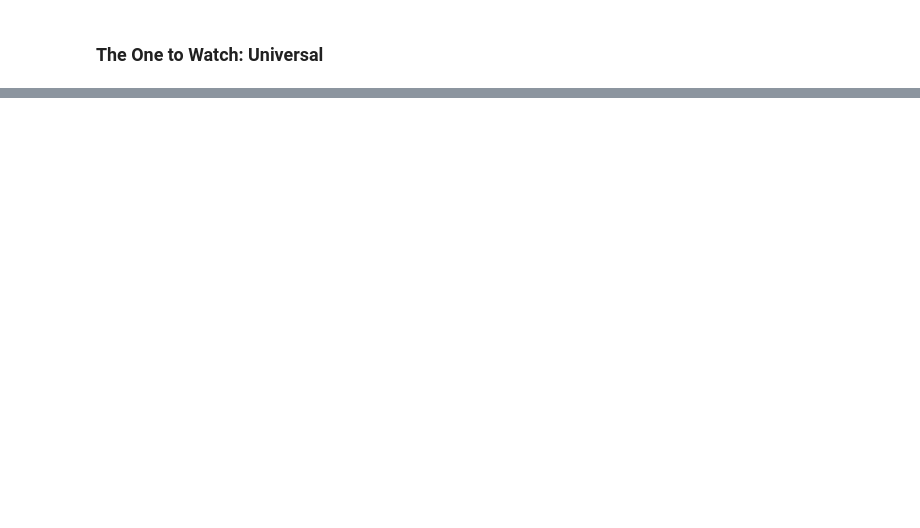
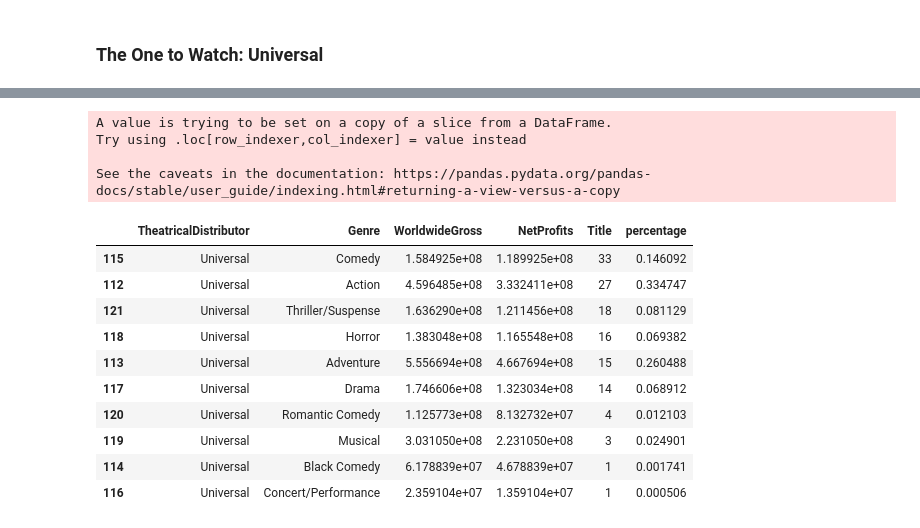
Before and after one commit to xinegan88/the-winning-formula, a Jupyter notebook: Part_2_Recommendation_Report__with_Visualizations.ipynb, the cells around one changed output, grey strips where cells are left out. Saved outputs shown, nothing was run; the diff lists cells and outputs as text; code cells hidden in the pictures; blank space fills up the shorter version.

```diff
--- a/Part_2_Recommendation_Report__with_Visualizations.ipynb
+++ b/Part_2_Recommendation_Report__with_Visualizations.ipynb
@@ -677,0 +682,20 @@ Fig 2.4.4
+# %%
+# What's percentage breakdown of Universal? (Total profit of different genres)
+df_uni['percentage'] = df_uni['NetProfits'] * df_uni['Title'] / sum(df_uni['NetProfits'] * df_uni['Title'])
+df_uni
+# %% [output]
+A value is trying to be set on a copy of a slice from a DataFrame.
+Try using .loc[row_indexer,col_indexer] = value instead
+
+See the caveats in the documentation: https://pandas.pydata.org/pandas-docs/stable/user_guide/indexing.html#returning-a-view-versus-a-copy
+|  | TheatricalDistributor | Genre | WorldwideGross | NetProfits | Title | percentage |
+| 115 | Universal | Comedy | 1.584925e+08 | 1.189925e+08 | 33 | 0.146092 |
+| 112 | Universal | Action | 4.596485e+08 | 3.332411e+08 | 27 | 0.334747 |
+| 121 | Universal | Thriller/Suspense | 1.636290e+08 | 1.211456e+08 | 18 | 0.081129 |
+| 118 | Universal | Horror | 1.383048e+08 | 1.165548e+08 | 16 | 0.069382 |
+| 113 | Universal | Adventure | 5.556694e+08 | 4.667694e+08 | 15 | 0.260488 |
+| 117 | Universal | Drama | 1.746606e+08 | 1.323034e+08 | 14 | 0.068912 |
+| 120 | Universal | Romantic Comedy | 1.125773e+08 | 8.132732e+07 | 4 | 0.012103 |
+| 119 | Universal | Musical | 3.031050e+08 | 2.231050e+08 | 3 | 0.024901 |
+| 114 | Universal | Black Comedy | 6.178839e+07 | 4.678839e+07 | 1 | 0.001741 |
+| 116 | Universal | Concert/Performance | 2.359104e+07 | 1.359104e+07 | 1 | 0.000506 |
```
Also changed, not shown: parts of 11 cells of this notebook.
